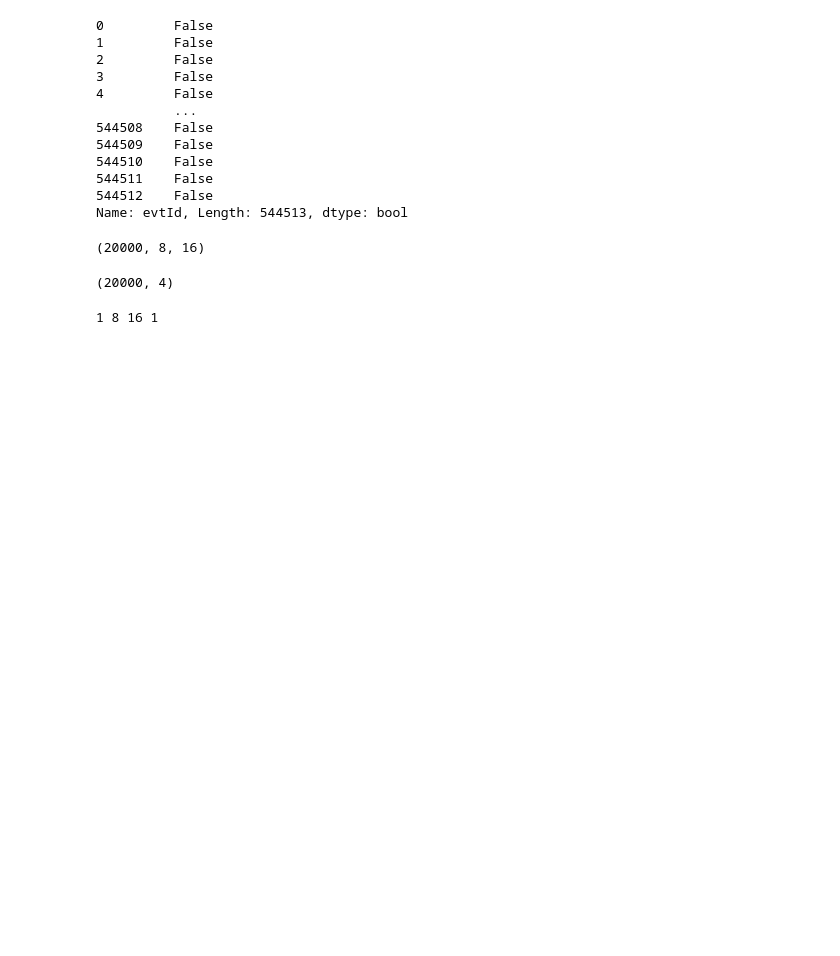
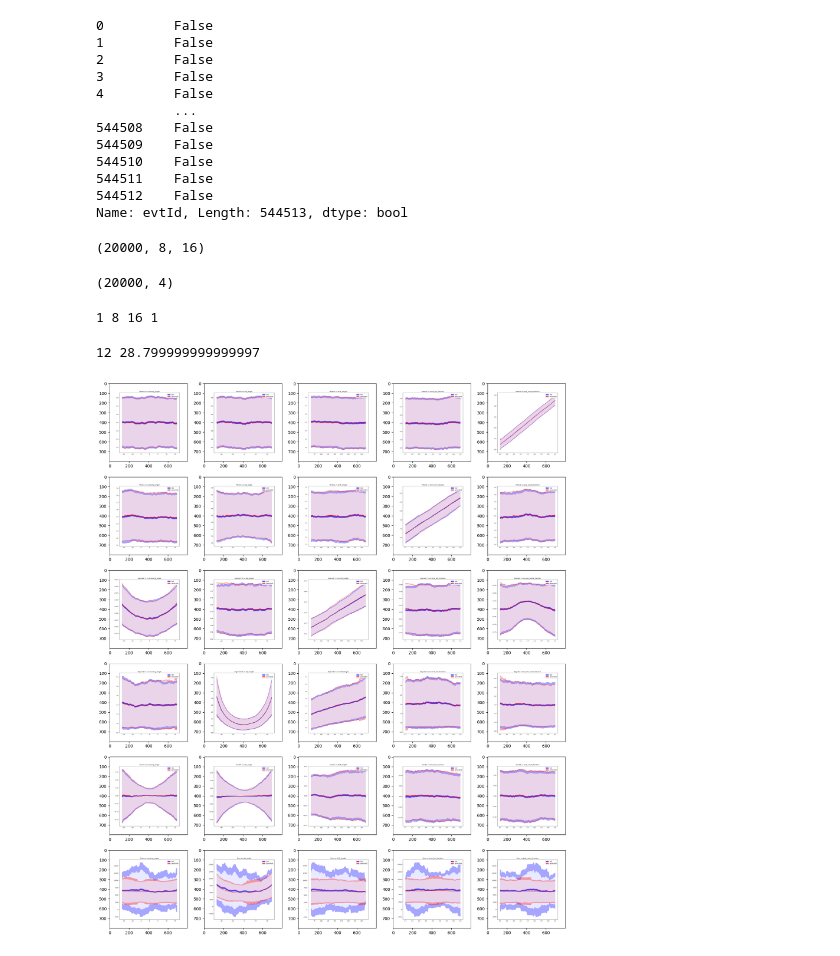
Before and after one commit to FaresGh1997/TPC-GAN-SIM, a Jupyter notebook: Notebooks/test.ipynb, the cells around one changed output. Cells and saved outputs as stored; diff of their text form; code cells hidden in the pictures; blank space fills up the shorter version.

Commit message:
ploting multiple images on the same image

```diff
--- a/Notebooks/test.ipynb
+++ b/Notebooks/test.ipynb
@@ -570,0 +573,17 @@ print (1, img_shape[0],img_shape[1], 1)
+# %%
+size_x = 12
+size_y = size_x / 600 * 800 * 6 * 1.2 / 4
+
+print (size_x,size_y)
+
+cols = 5
+rows = 6
+fig, axes = plt.subplots(rows,cols,figsize = (20,24))
+for i in range(0,rows):
+    for j in range(0,cols):
+        img = plt.imread(f"tmp_results/{i},{j}.png")
+        axes[i,j].imshow(img)
+        axes[i,j].axis('off')
+# %% [output]
+12 28.799999999999997
+[figure, added]
```
Also changed, not shown: parts of 1 cell of this notebook.
